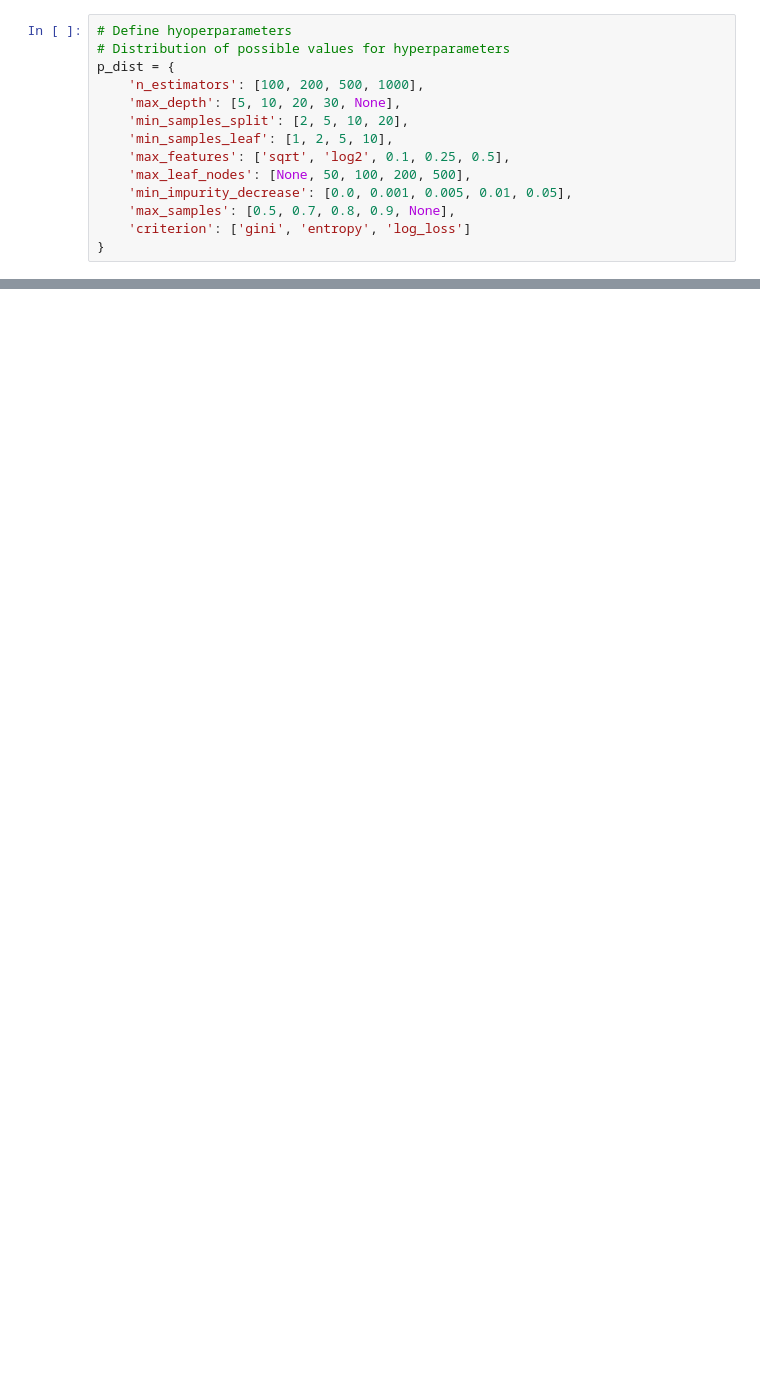
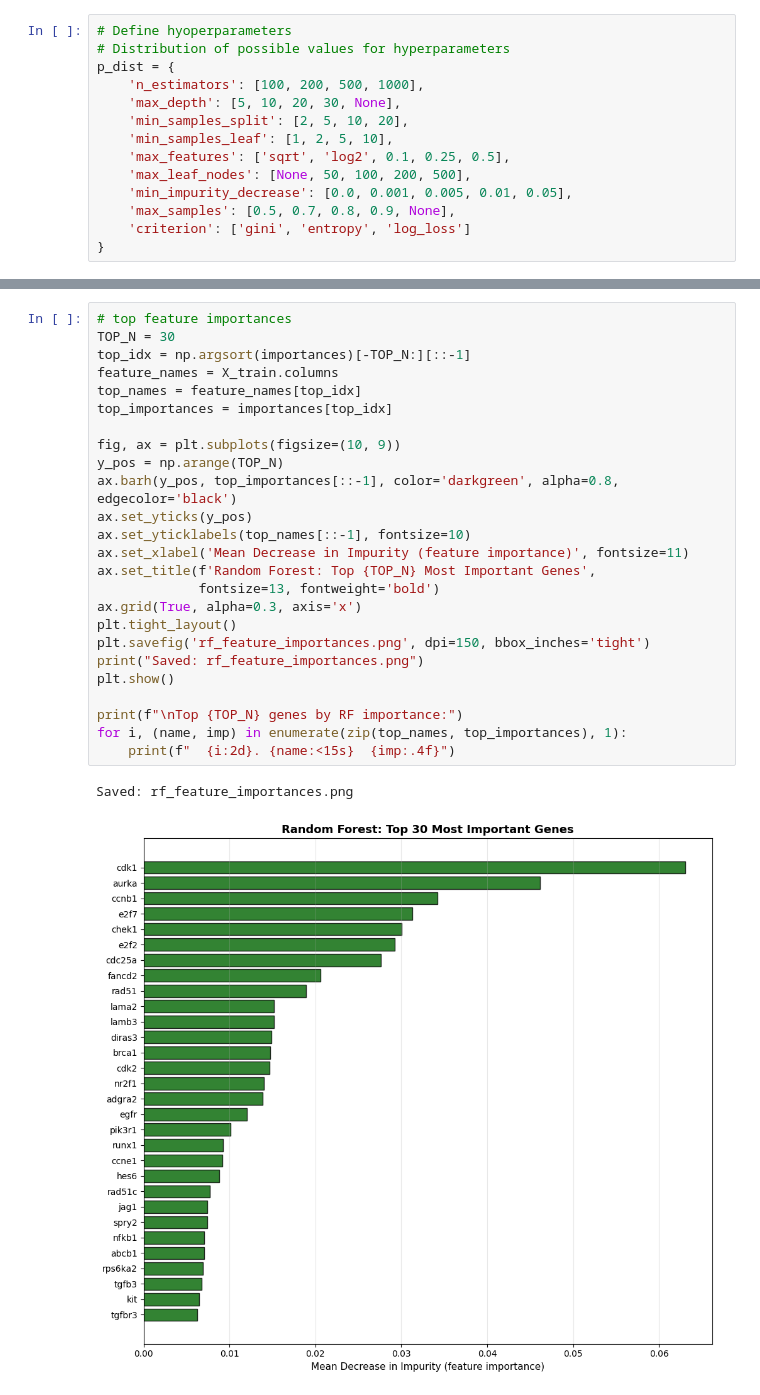
Before and after one commit to ethanresek/luminal-classifiers, a Jupyter notebook: CS6140_RandomForest.ipynb, the cells around one changed output, grey strips where cells are left out. Drawn from its saved outputs; the diff is of its cells as text; blank space fills up the shorter version.

```diff
--- a/CS6140_RandomForest.ipynb
+++ b/CS6140_RandomForest.ipynb
@@ -236,0 +378,28 @@ plt.show()
+# %%
+# top feature importances
+TOP_N = 30
+top_idx = np.argsort(importances)[-TOP_N:][::-1]
+feature_names = X_train.columns
+top_names = feature_names[top_idx]
+top_importances = importances[top_idx]
+
+fig, ax = plt.subplots(figsize=(10, 9))
+y_pos = np.arange(TOP_N)
+ax.barh(y_pos, top_importances[::-1], color='darkgreen', alpha=0.8, edgecolor='black')
+ax.set_yticks(y_pos)
+ax.set_yticklabels(top_names[::-1], fontsize=10)
+ax.set_xlabel('Mean Decrease in Impurity (feature importance)', fontsize=11)
+ax.set_title(f'Random Forest: Top {TOP_N} Most Important Genes',
+             fontsize=13, fontweight='bold')
+ax.grid(True, alpha=0.3, axis='x')
+plt.tight_layout()
+plt.savefig('rf_feature_importances.png', dpi=150, bbox_inches='tight')
+print("Saved: rf_feature_importances.png")
+plt.show()
+
+print(f"\nTop {TOP_N} genes by RF importance:")
+for i, (name, imp) in enumerate(zip(top_names, top_importances), 1):
+    print(f"  {i:2d}. {name:<15s}  {imp:.4f}")
+# %% [output]
+Saved: rf_feature_importances.png
+[figure, added]
```
Also changed, not shown: parts of 8 cells of this notebook.
